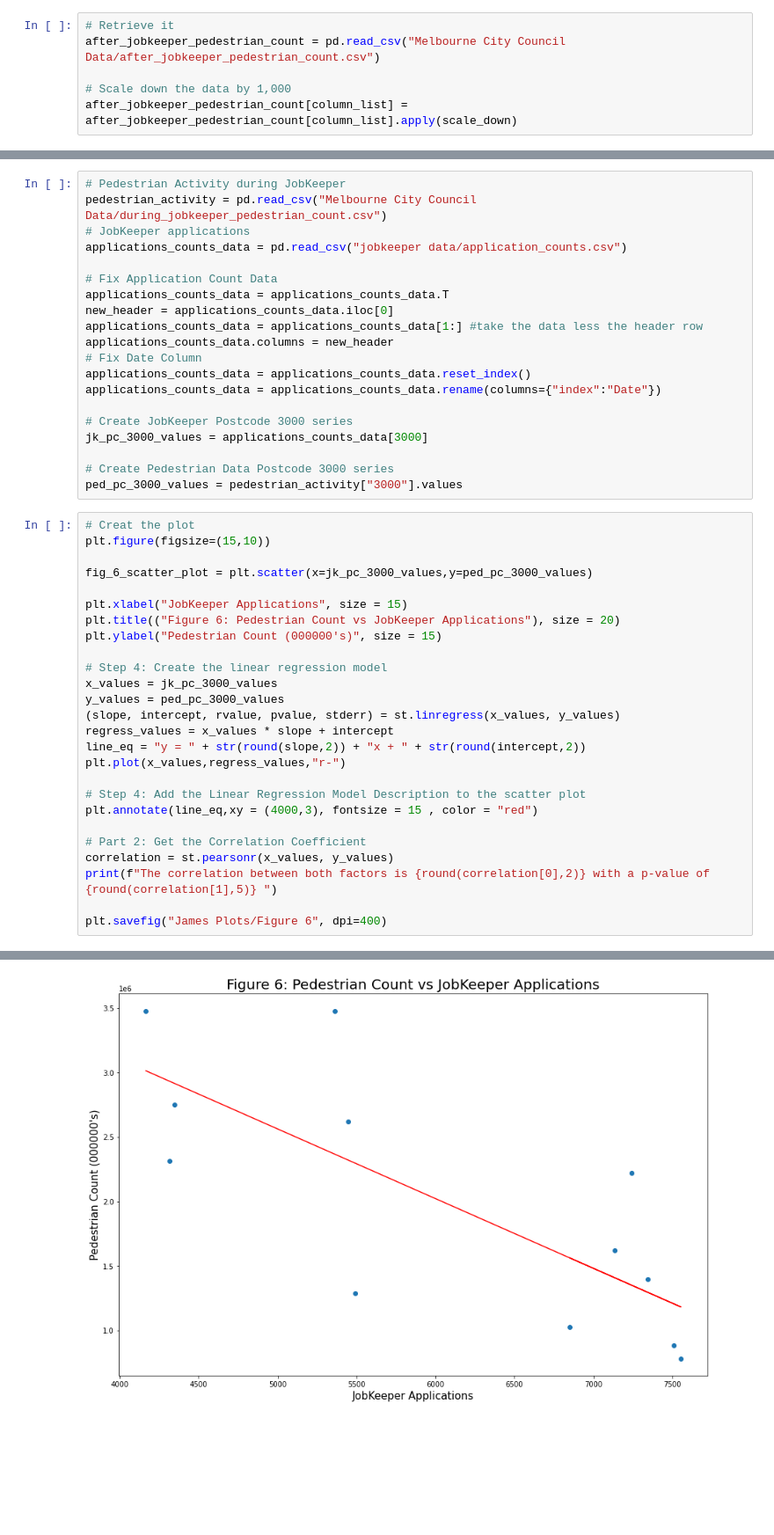
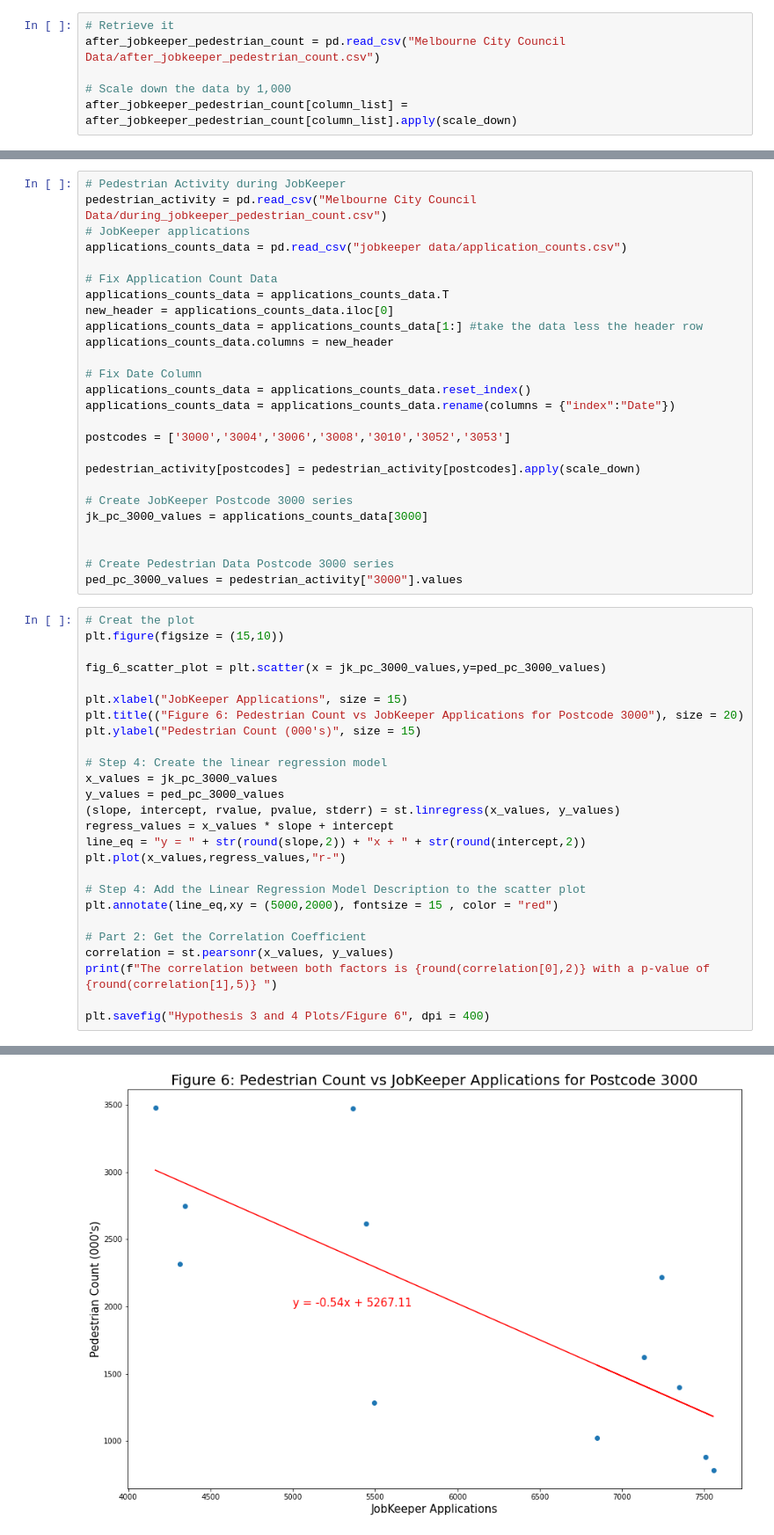
Before and after one commit to James-Akerman/covid19-melbourne-pedestrian-activity-analysis, a Jupyter notebook: Hypotheses 3 and 4/Hypotheses 3 and 4 - Analysis.ipynb, the cells around one changed output, grey strips where cells are left out. Shown at 88% size. Saved outputs shown, nothing was run; the diff lists cells and outputs as text; blank space fills up the shorter version.

Commit message:
final hypothesis directories

```diff
--- a/Hypothesis 3/Hypothesis 3 - Analysis.ipynb
+++ b/Hypotheses 3 and 4/Hypotheses 3 and 4 - Analysis.ipynb
@@ -220,41 +193,47 @@ applications_counts_data = applications_counts_data.T
 new_header = applications_counts_data.iloc[0]
 applications_counts_data = applications_counts_data[1:] #take the data less the header row
 applications_counts_data.columns = new_header
+
 # Fix Date Column
 applications_counts_data = applications_counts_data.reset_index()
-applications_counts_data = applications_counts_data.rename(columns={"index":"Date"})
+applications_counts_data = applications_counts_data.rename(columns = {"index":"Date"})
+
+postcodes = ['3000','3004','3006','3008','3010','3052','3053']
+
+pedestrian_activity[postcodes] = pedestrian_activity[postcodes].apply(scale_down)
 
 # Create JobKeeper Postcode 3000 series
 jk_pc_3000_values = applications_counts_data[3000]
 
+
 # Create Pedestrian Data Postcode 3000 series
 ped_pc_3000_values = pedestrian_activity["3000"].values
 # %%
 # Creat the plot
-plt.figure(figsize=(15,10))
+plt.figure(figsize = (15,10))
 
-fig_6_scatter_plot = plt.scatter(x=jk_pc_3000_values,y=ped_pc_3000_values)
+fig_6_scatter_plot = plt.scatter(x = jk_pc_3000_values,y=ped_pc_3000_values)
 
 plt.xlabel("JobKeeper Applications", size = 15)
-plt.title(("Figure 6: Pedestrian Count vs JobKeeper Applications"), size = 20)
-plt.ylabel("Pedestrian Count (000000's)", size = 15)
+plt.title(("Figure 6: Pedestrian Count vs JobKeeper Applications for Postcode 3000"), size = 20)
+plt.ylabel("Pedestrian Count (000's)", size = 15)
 
 # Step 4: Create the linear regression model
 x_values = jk_pc_3000_values
 y_values = ped_pc_3000_values
 (slope, intercept, rvalue, pvalue, stderr) = st.linregress(x_values, y_values)
 regress_values = x_values * slope + intercept
 line_eq = "y = " + str(round(slope,2)) + "x + " + str(round(intercept,2))
 plt.plot(x_values,regress_values,"r-")
 
 # Step 4: Add the Linear Regression Model Description to the scatter plot
-plt.annotate(line_eq,xy = (4000,3), fontsize = 15 , color = "red")
+plt.annotate(line_eq,xy = (5000,2000), fontsize = 15 , color = "red")
 
 # Part 2: Get the Correlation Coefficient
 correlation = st.pearsonr(x_values, y_values)
 print(f"The correlation between both factors is {round(correlation[0],2)} with a p-value of {round(correlation[1],5)} ")
 
-plt.savefig("James Plots/Figure 6", dpi=400)
+plt.savefig("Hypothesis 3 and 4 Plots/Figure 6", dpi = 400)
 # %% [output]
 The correlation between both factors is -0.76 with a p-value of 0.00436
-[figure, old version]
+[figure, new version]
```
Also changed, not shown: parts of 36 cells of this notebook, 24 other files.
